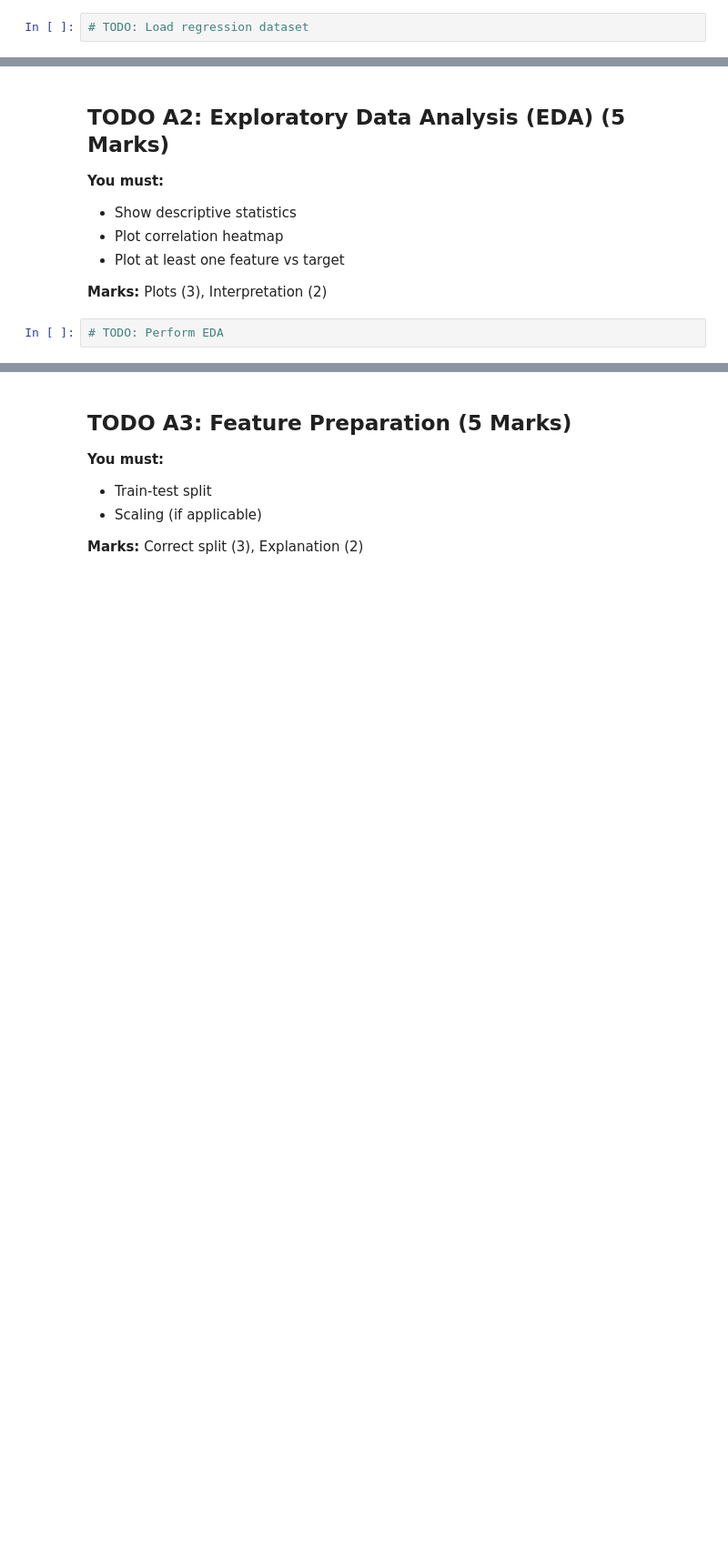
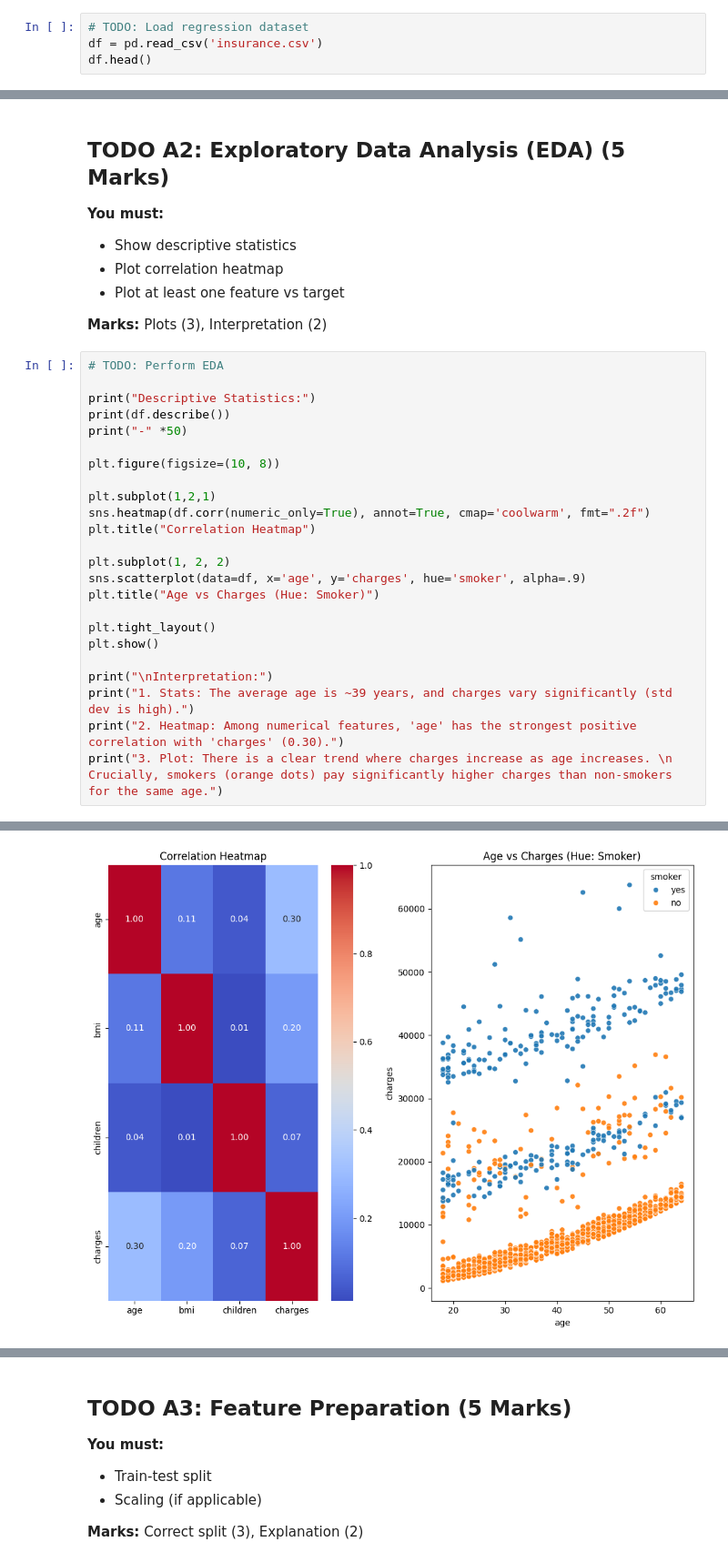
Before and after one commit to tanvirrahmanaz/Phitron, a Jupyter notebook: Copy_of_AI_ML_Assignment_3_Module_19.ipynb, the cells around one changed output, grey strips where cells are left out. Shown at 91% size. Drawn from its saved outputs; the diff is of its cells as text; blank space fills up the shorter version.

```diff
--- a/Copy_of_AI_ML_Assignment_3_Module_19.ipynb
+++ b/Copy_of_AI_ML_Assignment_3_Module_19.ipynb
@@ -54,3 +73,5 @@ You will work with the provided **regression dataset**.
 **Marks:** Data loading (2), Explanation (3)
 # %%
 # TODO: Load regression dataset
+df = pd.read_csv('insurance.csv')
+df.head()
@@ -62,5 +106,28 @@ You will work with the provided **regression dataset**.
 - Plot at least one feature vs target
 
 **Marks:** Plots (3), Interpretation (2)
-# %%
-# TODO: Perform EDA
+# %%
+# TODO: Perform EDA
+
+print("Descriptive Statistics:")
+print(df.describe())
+print("-" *50)
+
+plt.figure(figsize=(10, 8))
+
+plt.subplot(1,2,1)
+sns.heatmap(df.corr(numeric_only=True), annot=True, cmap='coolwarm', fmt=".2f")
+plt.title("Correlation Heatmap")
+
+plt.subplot(1, 2, 2)
+sns.scatterplot(data=df, x='age', y='charges', hue='smoker', alpha=.9)
+plt.title("Age vs Charges (Hue: Smoker)")
+
+plt.tight_layout()
+plt.show()
+
+print("\nInterpretation:")
+print("1. Stats: The average age is ~39 years, and charges vary significantly (std dev is high).")
+print("2. Heatmap: Among numerical features, 'age' has the strongest positive correlation with 'charges' (0.30).")
+print("3. Plot: There is a clear trend where charges increase as age increases. \n   Crucially, smokers (orange dots) pay significantly higher charges than non-smokers for the same age.")
+# %% [output]
@@ -66,0 +145 @@ You will work with the provided **regression dataset**.
+[figure, added]
```
Also changed, not shown: parts of 6 cells of this notebook.
